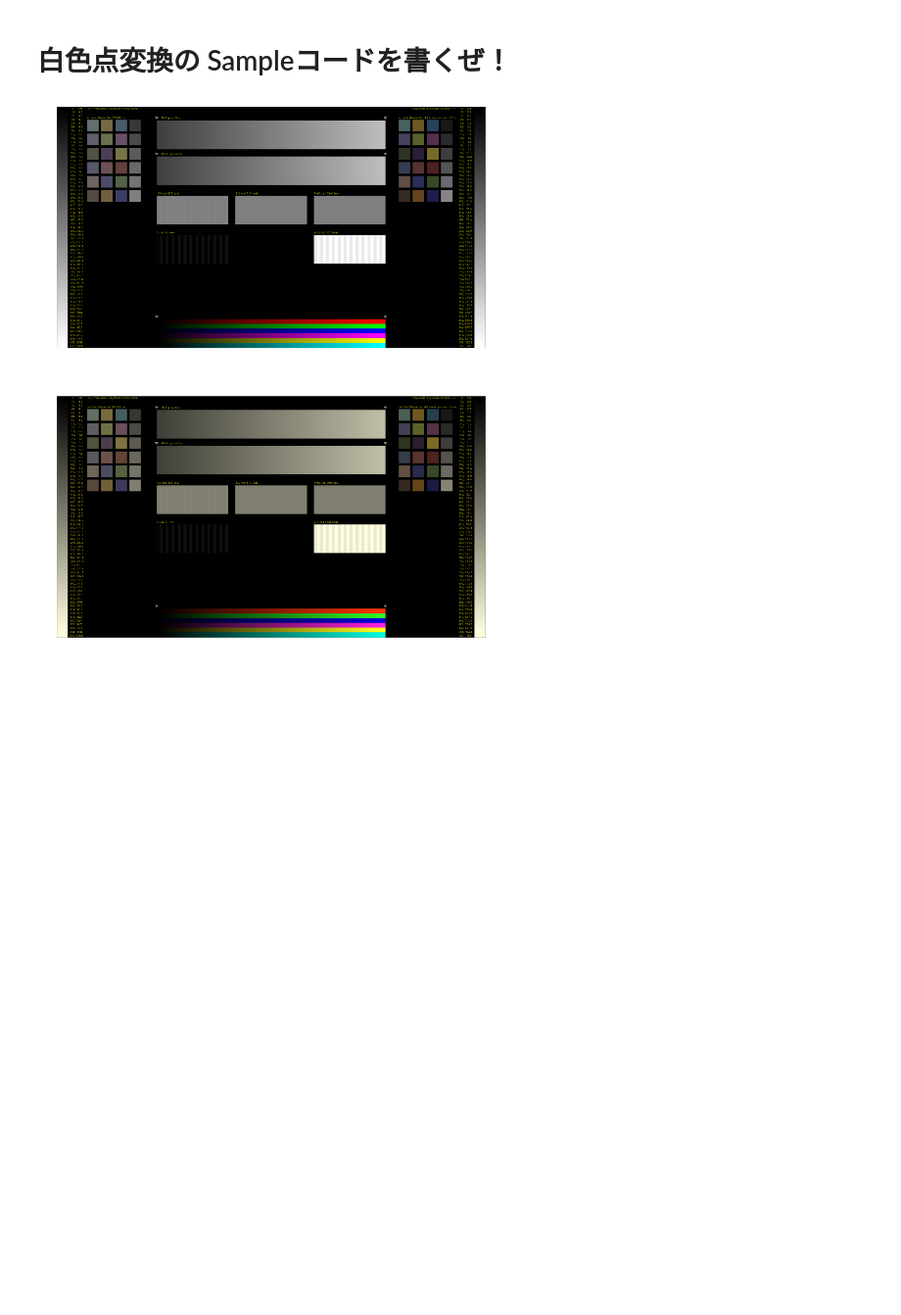
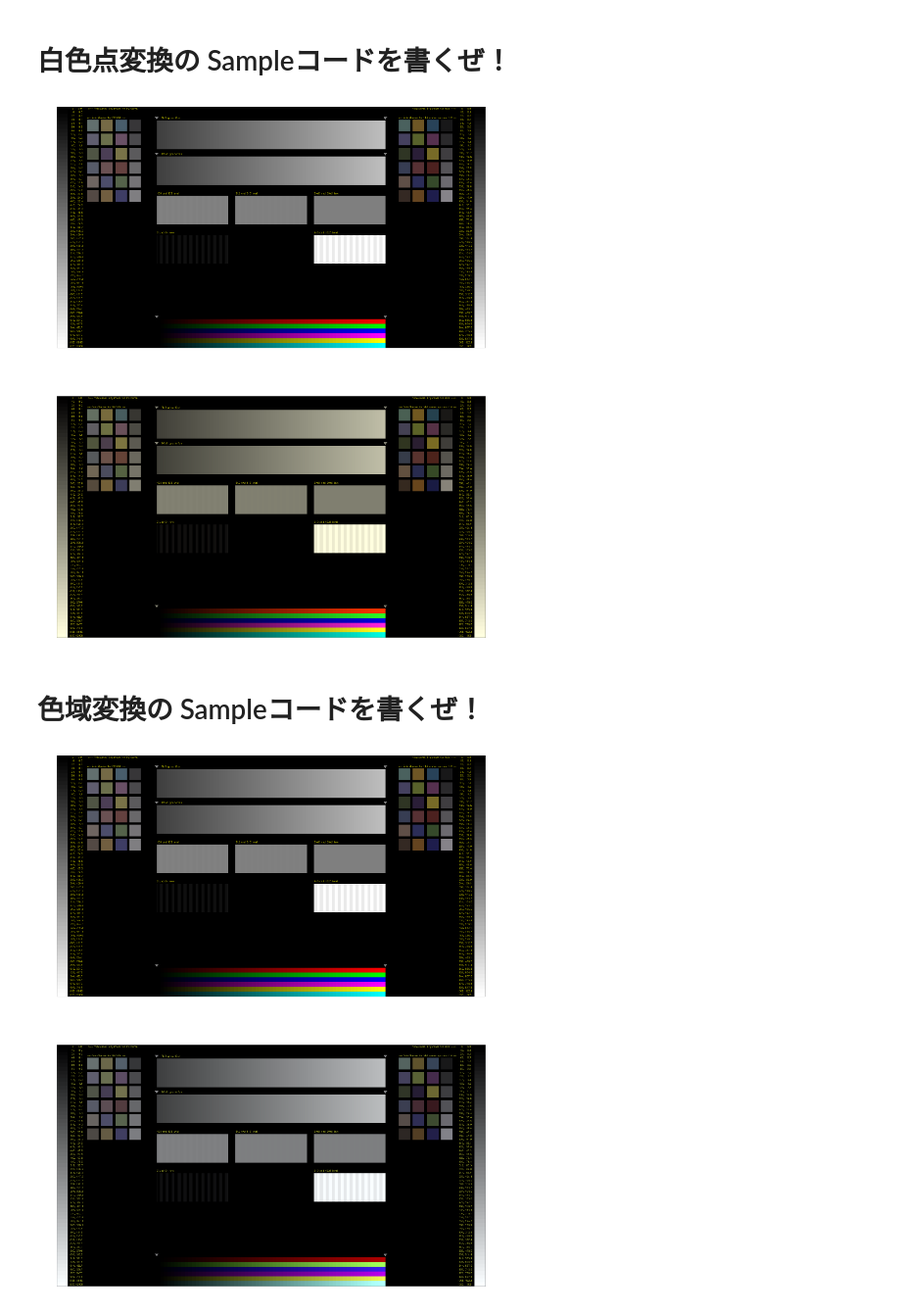
Before and after one commit to toru-ver4/sip, a Jupyter notebook: Documents/image_processing_with_numpy/jupyter/Sample_Coode.ipynb, the cells around one changed output. Shown at 98% size. Drawn from its saved outputs; the diff is of its cells as text; code cells hidden in the pictures; blank space fills up the shorter version.

```diff
--- a/Documents/image_processing_with_numpy/jupyter/Sample_Coode.ipynb
+++ b/Documents/image_processing_with_numpy/jupyter/Sample_Coode.ipynb
@@ -53,3 +62,75 @@ ax2.imshow(after_img / img_max_value)
 plt.show()
 # %% [output]
 [figure]
+# %% [markdown]
+# 色域変換の Sampleコードを書くぜ！
+# %%
+import matplotlib.pyplot as plt
+import color_convert as cc
+from scipy import linalg
+import numpy as np
+import cv2
+import imp
+%matplotlib inline
+
+imp.reload(cc)
+
+# 画像ファイル読み込み
+# --------------------------
+img_file_name = "./figures/source.tif"
+before_img = cv2.imread(img_file_name, cv2.IMREAD_ANYDEPTH | cv2.IMREAD_COLOR)
+before_img = before_img[:, :, ::-1]  # GBR --> RGB 変換
+
+# 変換のために 1.0 に正規化
+# --------------------------
+img_max_value = np.iinfo(before_img.dtype).max
+after_img = before_img / img_max_value
+
+# ガンマ解除してリニア空間に戻す
+# --------------------------------
+after_img = cc.rec709_to_linear(after_img)
+
+# REC709 --> REC2020 に変換
+# ---------------------------
+src_gamut = cc.const_rec709_xy
+src_white = cc.const_d65_large_xyz
+dst_gamut = cc.const_rec2020_xy
+dst_white = cc.const_d65_large_xyz
+rec709_to_xyz_mtx = cc.get_rgb_to_xyz_matrix(src_gamut, src_white)
+rec2020_to_xyz_mtx = cc.get_rgb_to_xyz_matrix(dst_gamut, dst_white)
+xyz_to_rec2020_mtx = linalg.inv(rec2020_to_xyz_mtx)
+convert_matrix = rec709_to_xyz_mtx.dot(xyz_to_rec2020_mtx)
+after_img = cc.color_cvt(after_img, convert_matrix)
+
+# オーバーフロー、アンダーフローの処理
+# --------------------------------------
+"""
+オーバーフロー処理も cc.color_cvt() に含めるべきかと思ったが
+汎用性が減少するのでやめた。
+"""
+ng_idx_overflow = after_img > 1.0
+ng_idx_underflow = after_img < 0.0
+after_img[ng_idx_overflow] = 1.0
+after_img[ng_idx_underflow] = 0.0
+
+# ガンマをかけ直す
+# ---------------------------------
+after_img = cc.linear_to_rec709(after_img)
+
+# 1.0 に正規化していたのを元に戻す
+# ---------------------------------
+after_img = np.round(after_img * img_max_value)
+after_img = after_img.astype(before_img.dtype)  # 型をfloat型からint型へ
+
+# 比較表示
+# ---------------------------------
+fig = plt.figure(figsize=(32, 18))
+ax1 = fig.add_subplot(211)
+ax2 = fig.add_subplot(212)
+ax1.set_axis_off()
+ax2.set_axis_off()
+ax1.imshow(before_img / img_max_value)  # 整数型だと表示が乱れたので浮動小数点型にした
+ax2.imshow(after_img / img_max_value)
+plt.show()
+# %% [output]
+[figure, added]
```
Also changed, not shown: parts of 1 cell of this notebook, 7 other files.
